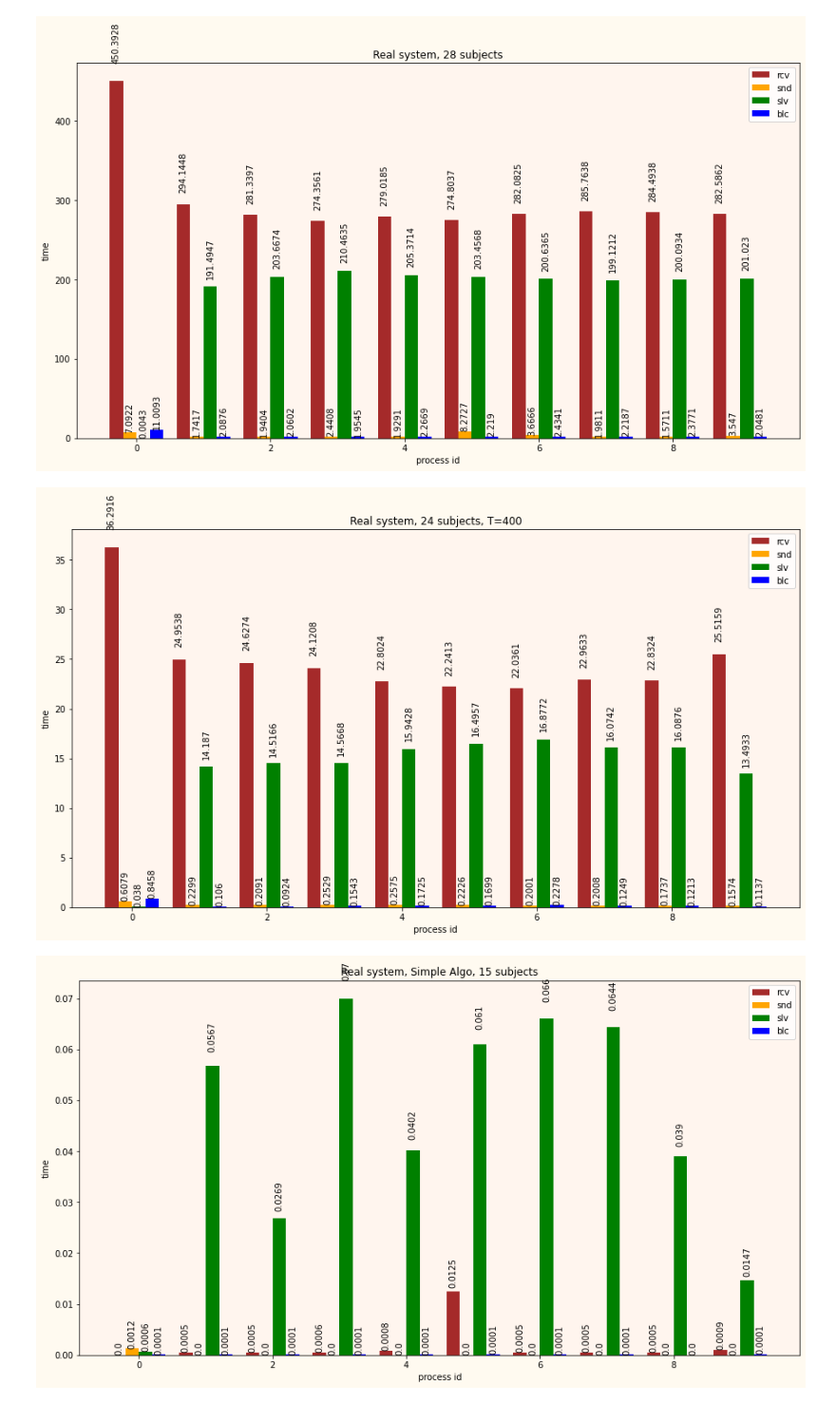
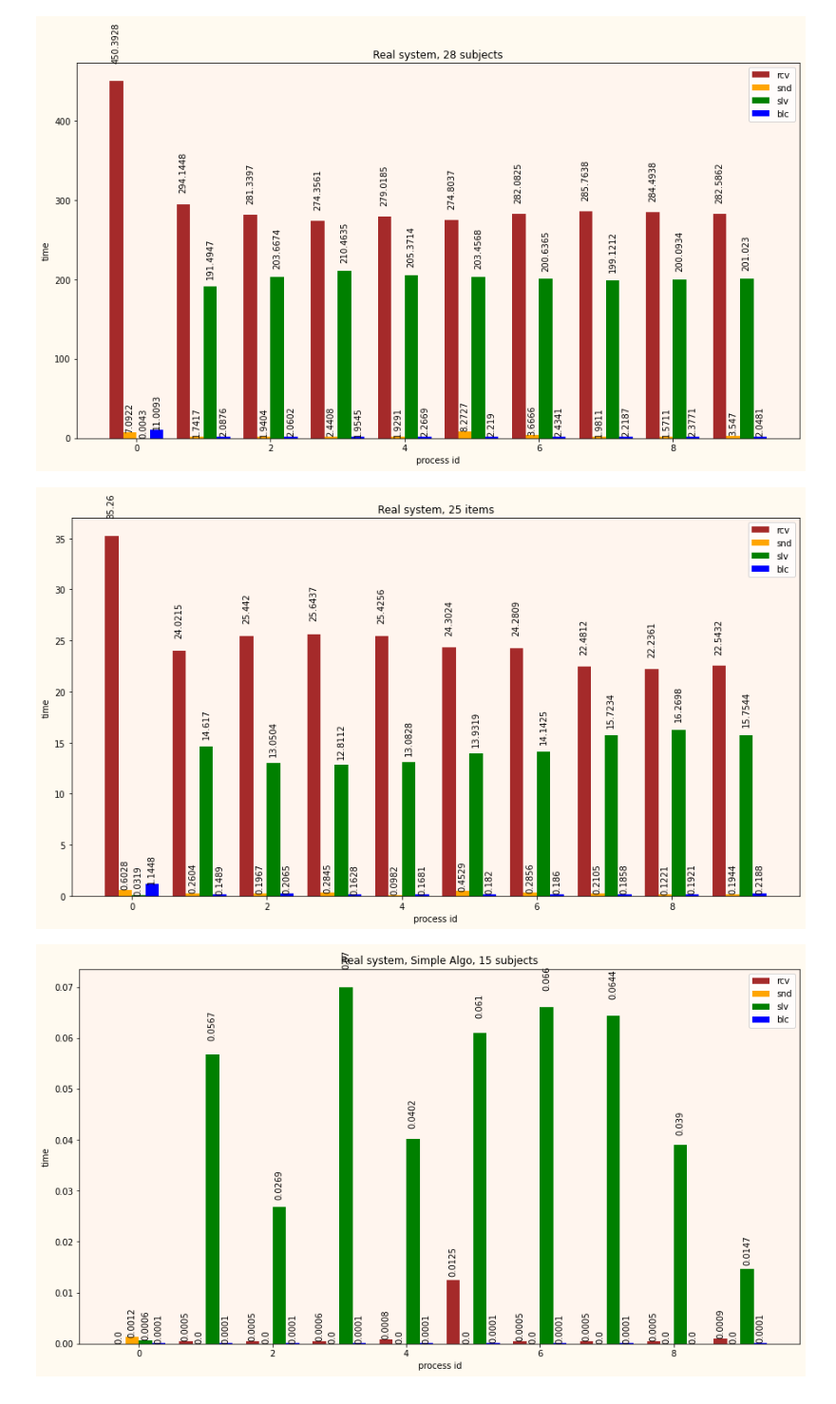
Before and after one commit to amonin7/knapsack_solution, a Jupyter notebook: Visualization.ipynb, the cells around one changed output. Shown at 95% size. Drawn from its saved outputs; the diff is of its cells as text; code cells hidden in the pictures.

```diff
--- a/Visualization.ipynb
+++ b/Visualization.ipynb
@@ -139,17 +131,0 @@ example from internet:
-# %%
-x1 = np.arange(1, 8) - 0.2
-x2 = np.arange(1, 8) + 0.2
-y1 = np.random.randint(1, 10, size = 7)
-y2 = np.random.randint(1, 10, size = 7)
-
-fig, ax = plt.subplots()
-
-ax.bar(x1, y1, width = 0.4)
-ax.bar(x2, y2, width = 0.4)
-
-ax.set_facecolor('seashell')
-fig.set_figwidth(12)    #  ширина Figure
-fig.set_figheight(6)    #  высота Figure
-fig.set_facecolor('floralwhite')
-
-plt.show()
@@ -246,9 +216,9 @@ plot_statistics('TraceC.csv', 'Real system, 28 subjects')
 # %% [output]
 [figure]
 # %%
-plot_statistics('TraceC.csv', 'Real system, 24 subjects, T=400')
+plot_statistics('TraceC.csv', 'Real system, 25 items')
 # %% [output]
-[figure, old version]
+[figure, new version]
 # %%
 plot_statistics('TraceS.csv', 'Real system, Simple Algo, 15 subjects')
 # %% [output]
```
Also changed, not shown: parts of 14 cells of this notebook, 3 other files.
